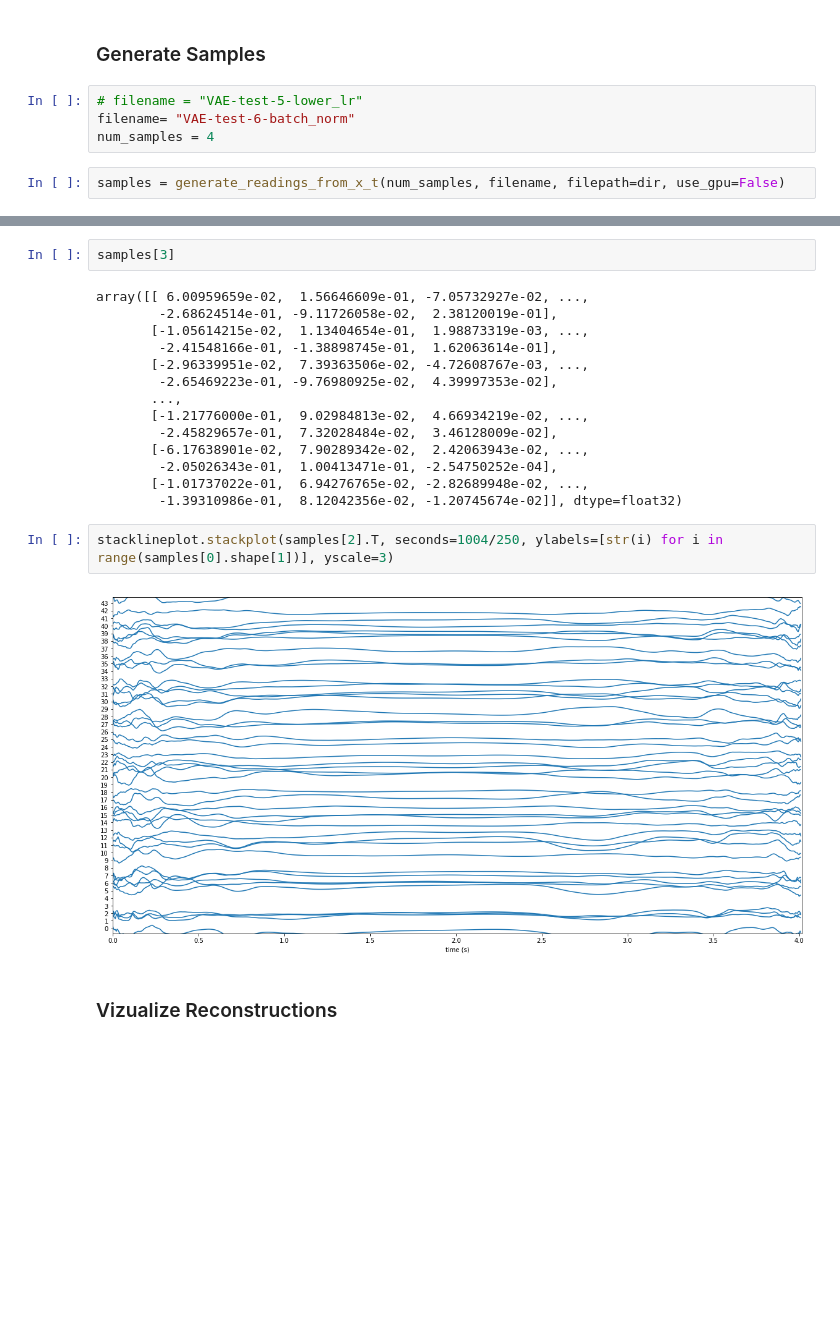
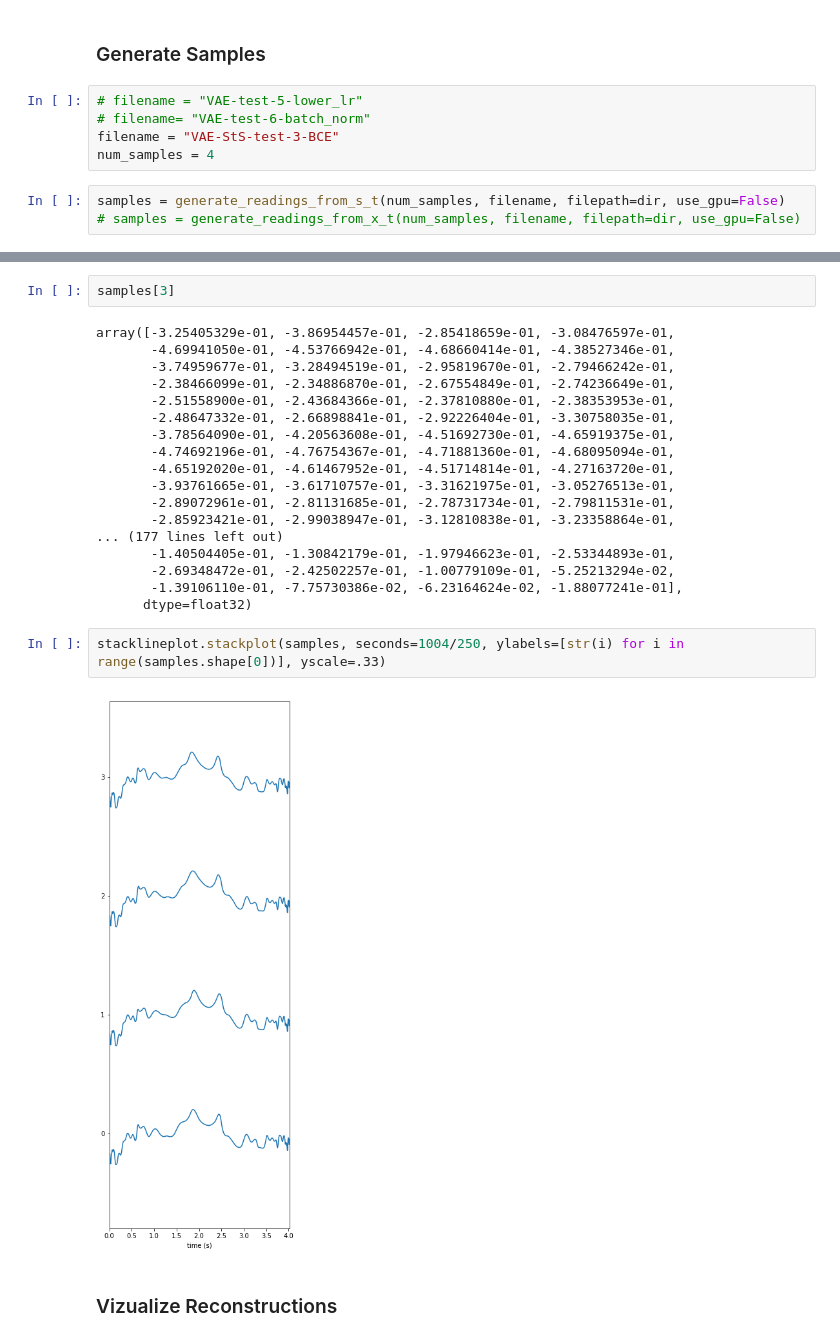
Before and after one commit to DanielLongo/eegML, a Jupyter notebook: vizualizations/vizualize_VAE_performance.ipynb, the cells around one changed output, grey strips where cells are left out. Drawn from its saved outputs; the diff is of its cells as text; blank space fills up the shorter version.

```diff
--- a/vizualizations/vizualize_VAE_performance.ipynb
+++ b/vizualizations/vizualize_VAE_performance.ipynb
@@ -34,7 +37,9 @@ plt.show
 ### Generate Samples
 # %%
 # filename = "VAE-test-5-lower_lr"
-filename= "VAE-test-6-batch_norm"
+# filename= "VAE-test-6-batch_norm"
+filename = "VAE-StS-test-3-BCE"
 num_samples = 4
 # %%
-samples = generate_readings_from_x_t(num_samples, filename, filepath=dir, use_gpu=False)
+samples = generate_readings_from_s_t(num_samples, filename, filepath=dir, use_gpu=False)
+# samples = generate_readings_from_x_t(num_samples, filename, filepath=dir, use_gpu=False)
@@ -49,23 +50,27 @@ samples.shape
 # %%
 samples[3]
 # %% [output]
-array([[ 6.00959659e-02,  1.56646609e-01, -7.05732927e-02, ...,
-        -2.68624514e-01, -9.11726058e-02,  2.38120019e-01],
-       [-1.05614215e-02,  1.13404654e-01,  1.98873319e-03, ...,
-        -2.41548166e-01, -1.38898745e-01,  1.62063614e-01],
-       [-2.96339951e-02,  7.39363506e-02, -4.72608767e-03, ...,
-        -2.65469223e-01, -9.76980925e-02,  4.39997353e-02],
-       ...,
-       [-1.21776000e-01,  9.02984813e-02,  4.66934219e-02, ...,
-        -2.45829657e-01,  7.32028484e-02,  3.46128009e-02],
-       [-6.17638901e-02,  7.90289342e-02,  2.42063943e-02, ...,
-        -2.05026343e-01,  1.00413471e-01, -2.54750252e-04],
-       [-1.01737022e-01,  6.94276765e-02, -2.82689948e-02, ...,
-        -1.39310986e-01,  8.12042356e-02, -1.20745674e-02]], dtype=float32)
+array([-3.25405329e-01, -3.86954457e-01, -2.85418659e-01, -3.08476597e-01,
+       -4.69941050e-01, -4.53766942e-01, -4.68660414e-01, -4.38527346e-01,
+       -3.74959677e-01, -3.28494519e-01, -2.95819670e-01, -2.79466242e-01,
+       -2.38466099e-01, -2.34886870e-01, -2.67554849e-01, -2.74236649e-01,
+       -2.51558900e-01, -2.43684366e-01, -2.37810880e-01, -2.38353953e-01,
+       -2.48647332e-01, -2.66898841e-01, -2.92226404e-01, -3.30758035e-01,
+       -3.78564090e-01, -4.20563608e-01, -4.51692730e-01, -4.65919375e-01,
+       -4.74692196e-01, -4.76754367e-01, -4.71881360e-01, -4.68095094e-01,
+       -4.65192020e-01, -4.61467952e-01, -4.51714814e-01, -4.27163720e-01,
+       -3.93761665e-01, -3.61710757e-01, -3.31621975e-01, -3.05276513e-01,
+       -2.89072961e-01, -2.81131685e-01, -2.78731734e-01, -2.79811531e-01,
+       -2.85923421e-01, -2.99038947e-01, -3.12810838e-01, -3.23358864e-01,
+... (177 lines left out)
+       -1.40504405e-01, -1.30842179e-01, -1.97946623e-01, -2.53344893e-01,
+       -2.69348472e-01, -2.42502257e-01, -1.00779109e-01, -5.25213294e-02,
+       -1.39106110e-01, -7.75730386e-02, -6.23164624e-02, -1.88077241e-01],
+      dtype=float32)
 # %%
-stacklineplot.stackplot(samples[2].T, seconds=1004/250, ylabels=[str(i) for i in range(samples[0].shape[1])], yscale=3)
+stacklineplot.stackplot(samples, seconds=1004/250, ylabels=[str(i) for i in range(samples.shape[0])], yscale=.33)
 # %% [output]
-[figure, old version]
+[figure, new version]
 # %% [markdown]
 ### Vizualize Reconstructions
 # %%
```
Also changed, not shown: parts of 11 cells of this notebook, 4 other files.
